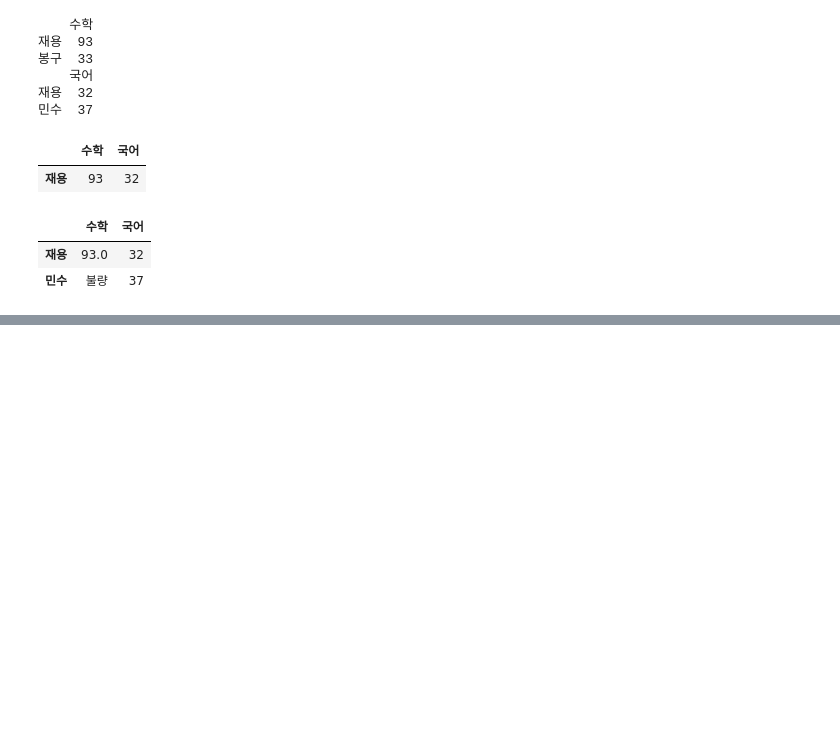
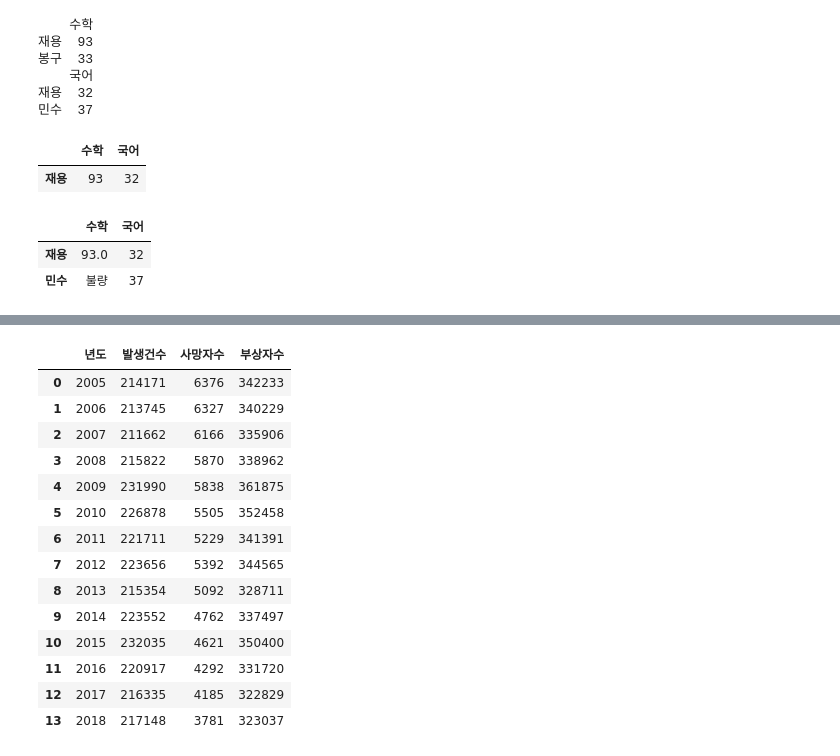
Before and after one commit to JAEYONG0303/For-python-, a Jupyter notebook: 코드 무한 연습용.ipynb, the cells around one changed output, grey strips where cells are left out. Saved outputs shown, nothing was run; the diff lists cells and outputs as text; code cells hidden in the pictures; blank space fills up the shorter version.

```diff
--- a/코드 무한 연습용.ipynb
+++ b/코드 무한 연습용.ipynb
@@ -2281,0 +2400,20 @@ mg3
+# %%
+# 이 과정을 기억해놓는다. 모든 그래프가 이렇게 통함
+df1 = df.reset_index()
+df1
+# %% [output]
+|  | 년도 | 발생건수 | 사망자수 | 부상자수 |
+| 0 | 2005 | 214171 | 6376 | 342233 |
+| 1 | 2006 | 213745 | 6327 | 340229 |
+| 2 | 2007 | 211662 | 6166 | 335906 |
+| 3 | 2008 | 215822 | 5870 | 338962 |
+| 4 | 2009 | 231990 | 5838 | 361875 |
+| 5 | 2010 | 226878 | 5505 | 352458 |
+| 6 | 2011 | 221711 | 5229 | 341391 |
+| 7 | 2012 | 223656 | 5392 | 344565 |
+| 8 | 2013 | 215354 | 5092 | 328711 |
+| 9 | 2014 | 223552 | 4762 | 337497 |
+| 10 | 2015 | 232035 | 4621 | 350400 |
+| 11 | 2016 | 220917 | 4292 | 331720 |
+| 12 | 2017 | 216335 | 4185 | 322829 |
+| 13 | 2018 | 217148 | 3781 | 323037 |
```
Also changed, not shown: parts of 8 cells of this notebook, 9 other files.
